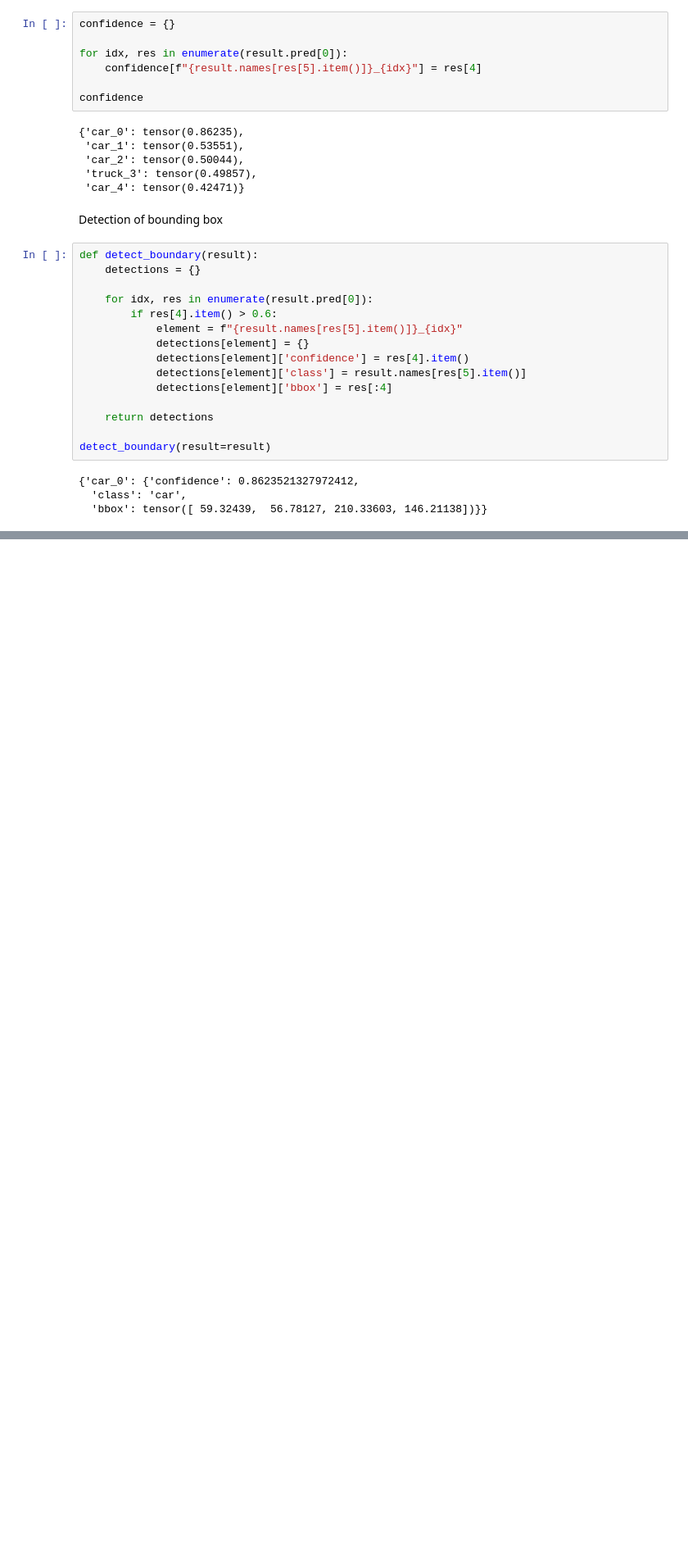
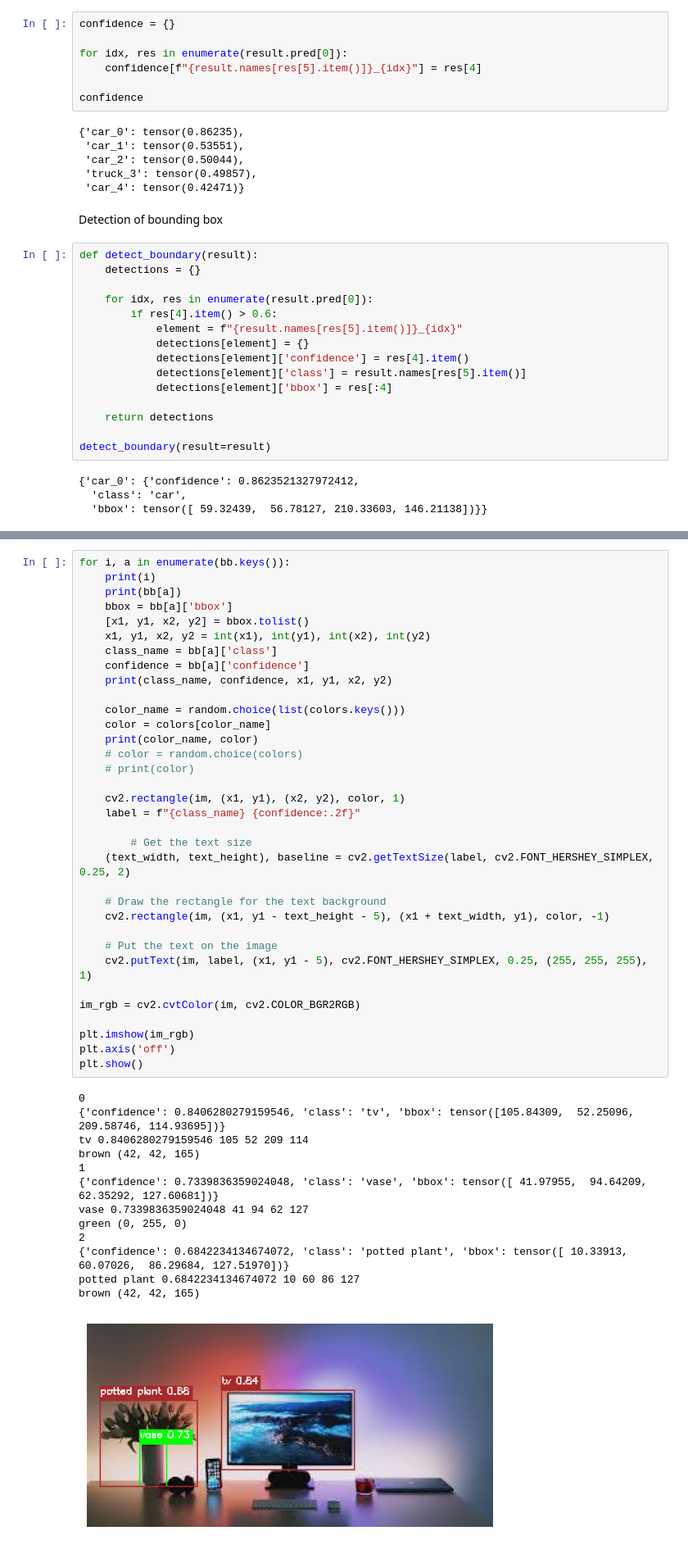
Before and after one commit to Harsh-Agarwals/object-detection-app, a Jupyter notebook: tests.ipynb, the cells around one changed output, grey strips where cells are left out. Shown at 82% size. Saved outputs shown, nothing was run; the diff lists cells and outputs as text; blank space fills up the shorter version.

```diff
--- a/tests.ipynb
+++ b/tests.ipynb
@@ -123,0 +211,48 @@ for i in imgn:
+# %%
+for i, a in enumerate(bb.keys()):
+    print(i)
+    print(bb[a])
+    bbox = bb[a]['bbox']
+    [x1, y1, x2, y2] = bbox.tolist()
+    x1, y1, x2, y2 = int(x1), int(y1), int(x2), int(y2)
+    class_name = bb[a]['class']
+    confidence = bb[a]['confidence']
+    print(class_name, confidence, x1, y1, x2, y2)
+
+    color_name = random.choice(list(colors.keys()))
+    color = colors[color_name]
+    print(color_name, color)
+    # color = random.choice(colors)
+    # print(color)
+
+    cv2.rectangle(im, (x1, y1), (x2, y2), color, 1)
+    label = f"{class_name} {confidence:.2f}"
+
+        # Get the text size
+    (text_width, text_height), baseline = cv2.getTextSize(label, cv2.FONT_HERSHEY_SIMPLEX, 0.25, 2)
+
+    # Draw the rectangle for the text background
+    cv2.rectangle(im, (x1, y1 - text_height - 5), (x1 + text_width, y1), color, -1)
+
+    # Put the text on the image
+    cv2.putText(im, label, (x1, y1 - 5), cv2.FONT_HERSHEY_SIMPLEX, 0.25, (255, 255, 255), 1)
+
+im_rgb = cv2.cvtColor(im, cv2.COLOR_BGR2RGB)
+
+plt.imshow(im_rgb)
+plt.axis('off')
+plt.show()
+# %% [output]
+0
+{'confidence': 0.8406280279159546, 'class': 'tv', 'bbox': tensor([105.84309,  52.25096, 209.58746, 114.93695])}
+tv 0.8406280279159546 105 52 209 114
+brown (42, 42, 165)
+1
+{'confidence': 0.7339836359024048, 'class': 'vase', 'bbox': tensor([ 41.97955,  94.64209,  62.35292, 127.60681])}
+vase 0.7339836359024048 41 94 62 127
+green (0, 255, 0)
+2
+{'confidence': 0.6842234134674072, 'class': 'potted plant', 'bbox': tensor([ 10.33913,  60.07026,  86.29684, 127.51970])}
+potted plant 0.6842234134674072 10 60 86 127
+brown (42, 42, 165)
+[figure, added]
```
Also changed, not shown: parts of 11 cells of this notebook, 1 other file.
